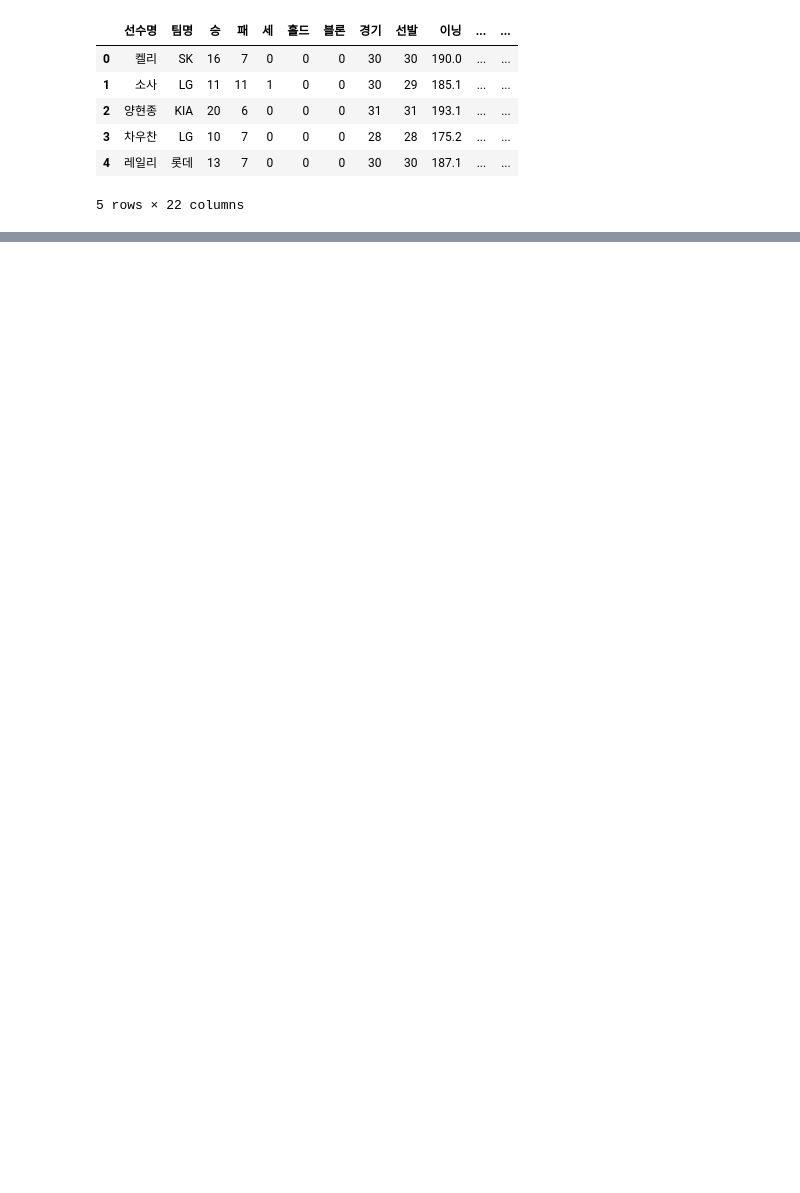
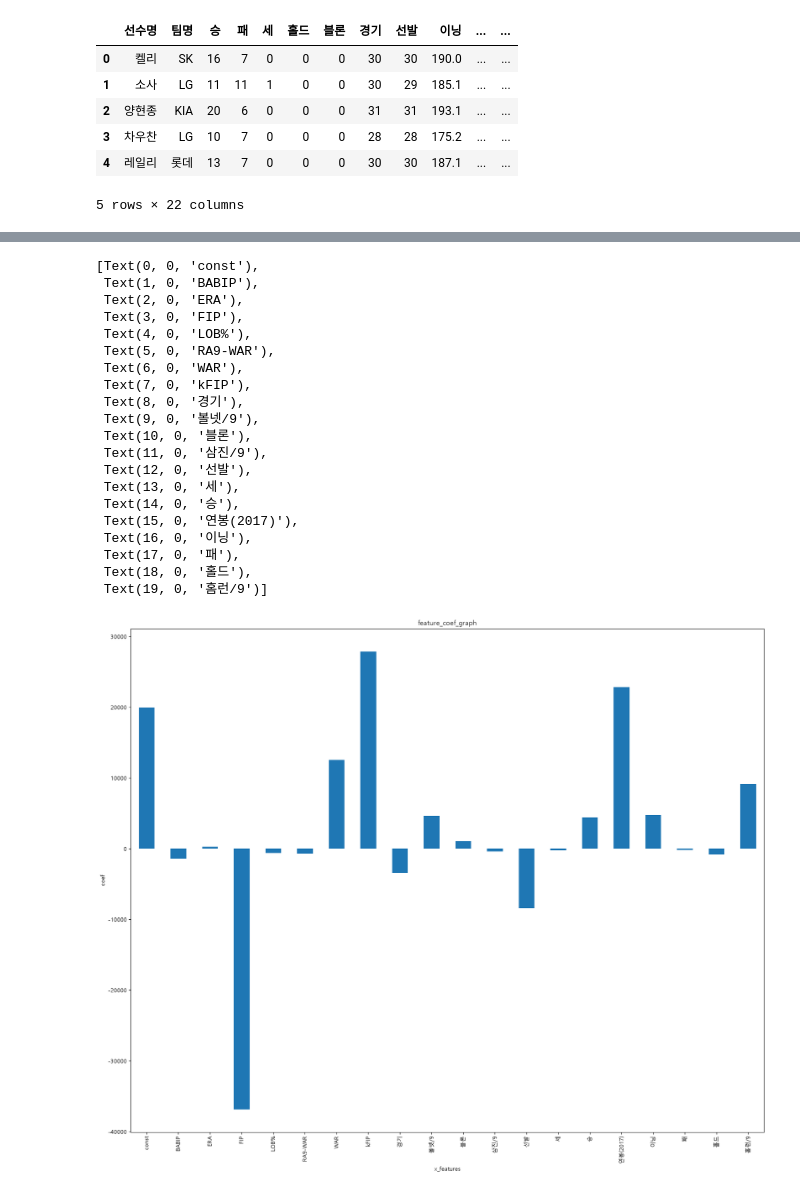
Before and after one commit to EPONINEE26/aix_learn_1106, a Jupyter notebook: p1116/p1116_02.ipynb, the cells around one changed output, grey strips where cells are left out. Saved outputs shown, nothing was run; the diff lists cells and outputs as text; code cells hidden in the pictures; blank space fills up the shorter version.

```diff
--- a/p1116/p1116_02.ipynb
+++ b/p1116/p1116_02.ipynb
@@ -80,0 +192,10 @@ SyntaxError: invalid syntax (3619284563.py, line 1)
+# %%
+# pip install statsmodels
+# 회귀분석 통계결과표 : P>|t| 통계량의 절대값보다 크거나 같은 값이 나올 확률
+# 영향이 0에 가까울 수록 영향이 많이 미친 것이라는 의미
+# 영향이 많은 데이터와 적은 데이터를 나누어서 따로 실행해보는 것도 좋음
+import statsmodels.api as sm
+
+train_scaled = sm.add_constant(train_scaled)
+model = sm.OLS(train_label,train_scaled).fit()
+model.summary()
@@ -80,0 +235,52 @@ SyntaxError: invalid syntax (3619284563.py, line 1)
+# %%
+# 결정하는 결과에 영향을 미치는 것을 파악
+
+plt.rcParams['figure.figsize'] = [20, 16]
+
+# 회귀 계수를 리스트로 반환합니다.
+coefs = model.params.tolist()
+coefs_series = pd.Series(coefs)
+
+# 변수명을 리스트로 반환합니다.
+x_labels = model.params.index.tolist()
+
+
+coefs = model.params.tolist()
+coefs_series = pd.Series(coefs)
+
+# 상수항('const')을 맨 앞에 포함하여 변수명 리스트를 만듭니다.
+x_labels = ['const'] + data.columns.tolist()
+
+# 회귀 계수를 출력합니다.
+ax = coefs_series.plot(kind='bar')
+ax.set_xticklabels(x_labels)
+
+
+# 회귀 계수를 출력합니다.
+ax = coefs_series.plot(kind='bar')
+ax.set_title('feature_coef_graph')
+ax.set_xlabel('x_features')
+ax.set_ylabel('coef')
+ax.set_xticklabels(x_labels)
+# %% [output]
+[Text(0, 0, 'const'),
+ Text(1, 0, 'BABIP'),
+ Text(2, 0, 'ERA'),
+ Text(3, 0, 'FIP'),
+ Text(4, 0, 'LOB%'),
+ Text(5, 0, 'RA9-WAR'),
+ Text(6, 0, 'WAR'),
+ Text(7, 0, 'kFIP'),
+ Text(8, 0, '경기'),
+ Text(9, 0, '볼넷/9'),
+ Text(10, 0, '블론'),
+ Text(11, 0, '삼진/9'),
+ Text(12, 0, '선발'),
+ Text(13, 0, '세'),
+ Text(14, 0, '승'),
+ Text(15, 0, '연봉(2017)'),
+ Text(16, 0, '이닝'),
+ Text(17, 0, '패'),
+ Text(18, 0, '홀드'),
+ Text(19, 0, '홈런/9')]
+[figure, added]
```
Also changed, not shown: parts of 15 cells of this notebook, 10 other files.
